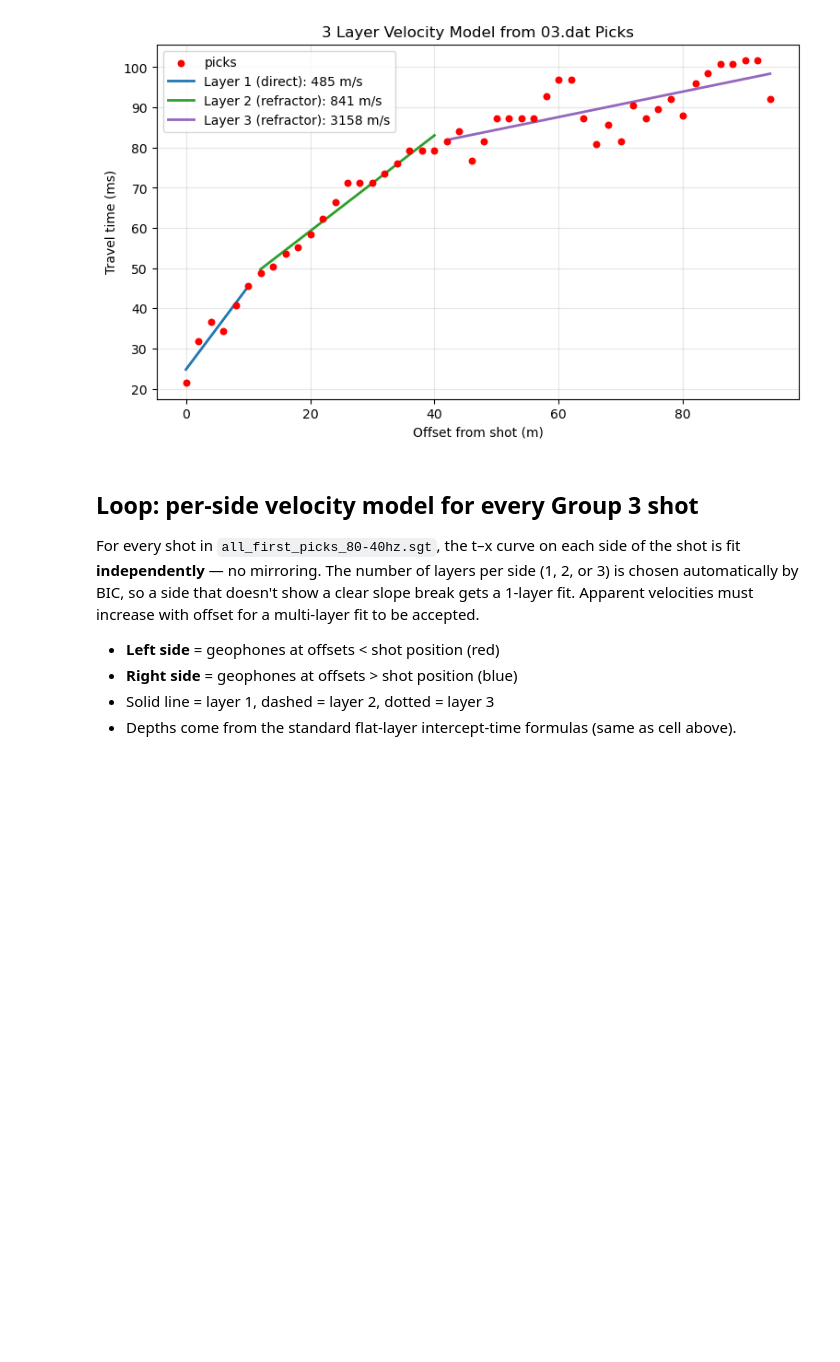
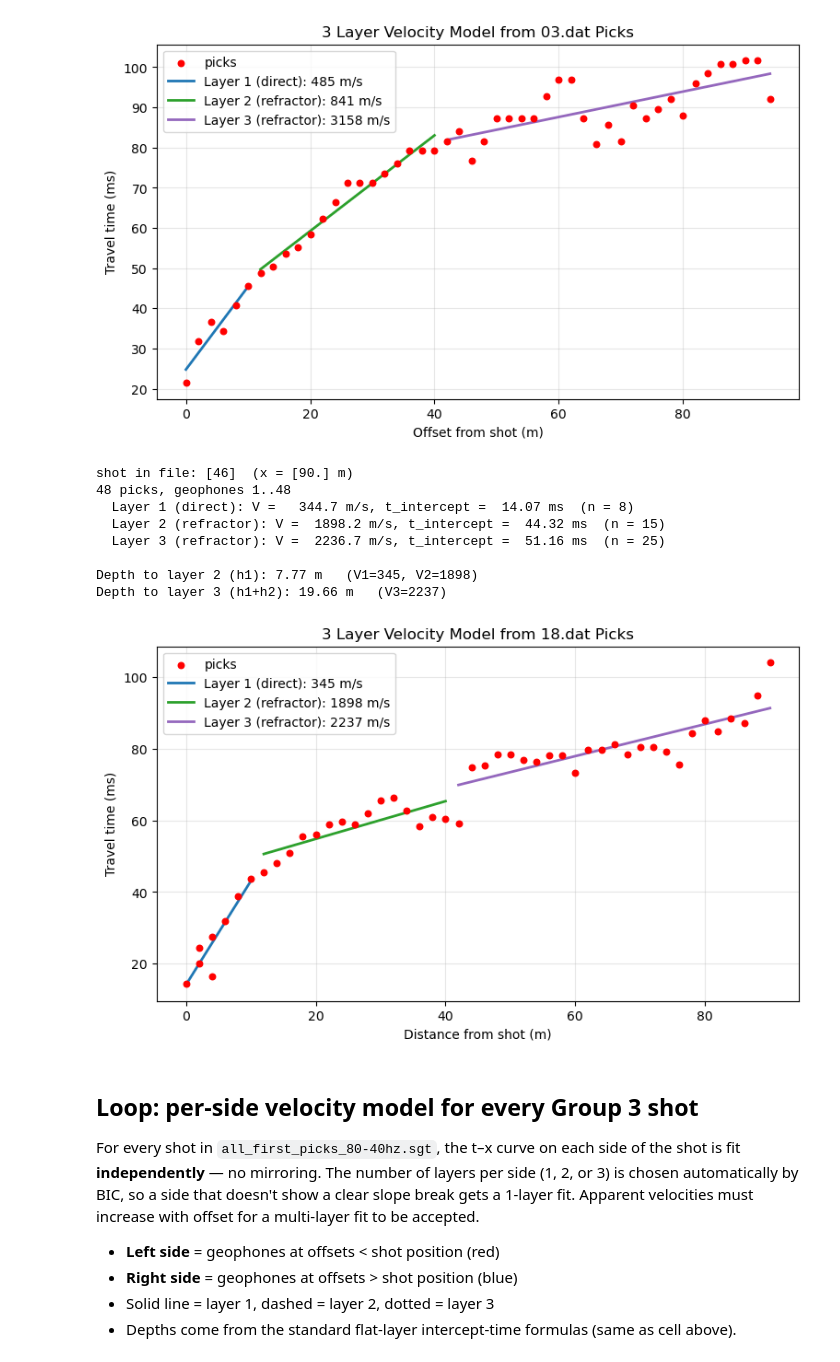
Before and after one commit to rrdickinson/2026_field_session_travertine, a Jupyter notebook: Howelsen_Hill/Code/group3_wiggles.ipynb, the cells around one changed output. Saved outputs shown, nothing was run; the diff lists cells and outputs as text; code cells hidden in the pictures; blank space fills up the shorter version.

```diff
--- a/Howelsen_Hill/Code/group3_wiggles.ipynb
+++ b/Howelsen_Hill/Code/group3_wiggles.ipynb
@@ -414,6 +414,85 @@ plt.show()
 Depth to layer 2 (h1): 10.53 m   (V1=485, V2=841)
 Depth to layer 3 (h1+h2): 21.74 m   (V3=3158)
 [figure]
+# %%
+# --- intercept-time analysis for the picks from 18.dat ---
+# Shot 18 is at the far end of the spread (x = 90 m, geophone 46), so all
+# receivers sit to the LEFT of the shot. We fit on |offset| (distance from shot)
+# so the same positive-range segments work as in the 03.dat cell.
+# Edit these ranges by looking at the t-x curve plotted below.
+segments_18 = [
+    {"label": "Layer 1 (direct)",    "x_range": (0,  10)},
+    {"label": "Layer 2 (refractor)", "x_range": (12, 40)},
+    {"label": "Layer 3 (refractor)", "x_range": (42, 90)},
+]
+
+picks_path_18 = r"../Refrapy/group3_howelsen_hill_first_picks/picks/18_first_picks.sgt"
+sensors_18, meas_18 = read_sgt(picks_path_18)
+shot_idx_18 = np.unique(meas_18[:, 0].astype(int))
+print(f"shot in file: {shot_idx_18}  (x = {sensors_18[shot_idx_18 - 1, 0]} m)")
+print(f"{len(meas_18)} picks, geophones 1..{int(meas_18[:, 1].max())}")
+
+# offset (signed) and distance from shot (absolute)
+shot_x_18 = sensors_18[shot_idx_18[0] - 1, 0]
+g_idx_18  = meas_18[:, 1].astype(int)
+x_off_18  = sensors_18[g_idx_18 - 1, 0] - shot_x_18
+d_18      = np.abs(x_off_18)
+t_obs_18  = meas_18[:, 2]
+
+# fit each segment
+fits_18 = []
+for seg in segments_18:
+    lo, hi = seg["x_range"]
+    m = (d_18 >= lo) & (d_18 <= hi)
+    if m.sum() < 2:
+        print(f"  {seg['label']}: only {m.sum()} pick(s), skipping")
+        continue
+    slope, intercept = np.polyfit(d_18[m], t_obs_18[m], 1)
+    v_app = 1.0 / slope
+    fits_18.append({**seg, "slope": slope, "intercept": intercept,
+                    "v": v_app, "mask": m})
+    print(f"  {seg['label']}: V = {v_app:7.1f} m/s, "
+          f"t_intercept = {intercept*1000:6.2f} ms  "
+          f"(n = {m.sum()})")
+
+# --- depths from intercept-time (flat-layer assumption) ---
+if len(fits_18) >= 2:
+    V1, V2 = fits_18[0]["v"], fits_18[1]["v"]
+    ti2    = fits_18[1]["intercept"]
+    h1 = ti2 * V1 * V2 / (2 * np.sqrt(V2**2 - V1**2))
+    print(f"\nDepth to layer 2 (h1): {h1:.2f} m   (V1={V1:.0f}, V2={V2:.0f})")
+if len(fits_18) >= 3:
+    V3  = fits_18[2]["v"]
+    ti3 = fits_18[2]["intercept"]
+    term = ti3 - 2*h1*np.sqrt(1.0/V1**2 - 1.0/V3**2)
+    h2   = term * V2 * V3 / (2 * np.sqrt(V3**2 - V2**2))
+    print(f"Depth to layer 3 (h1+h2): {h1 + h2:.2f} m   (V3={V3:.0f})")
+
+# --- t-x plot with fitted lines ---
+plt.figure(figsize=(9, 5))
+plt.scatter(d_18, t_obs_18*1000, color='red', s=22, zorder=5, label='picks')
+colors = ['tab:blue', 'tab:green', 'tab:purple', 'tab:orange']
+for k, fit in enumerate(fits_18):
+    xs = np.array(fit["x_range"], dtype=float)
+    ys = (fit["slope"]*xs + fit["intercept"]) * 1000
+    plt.plot(xs, ys, color=colors[k % len(colors)], linewidth=2,
+             label=f'{fit["label"]}: {fit["v"]:.0f} m/s')
+plt.xlabel("Distance from shot (m)")
+plt.ylabel("Travel time (ms)")
+plt.title("3 Layer Velocity Model from 18.dat Picks")
+plt.grid(True, alpha=0.3)
+plt.legend()
+plt.show()
+# %% [output]
+shot in file: [46]  (x = [90.] m)
+48 picks, geophones 1..48
+  Layer 1 (direct): V =   344.7 m/s, t_intercept =  14.07 ms  (n = 8)
+  Layer 2 (refractor): V =  1898.2 m/s, t_intercept =  44.32 ms  (n = 15)
+  Layer 3 (refractor): V =  2236.7 m/s, t_intercept =  51.16 ms  (n = 25)
+
+Depth to layer 2 (h1): 7.77 m   (V1=345, V2=1898)
+Depth to layer 3 (h1+h2): 19.66 m   (V3=2237)
+[figure, added]
 # %% [markdown]
 ## Loop: per-side velocity model for every Group 3 shot
 
```
Also changed, not shown: parts of 1 cell of this notebook, 6 other files.
